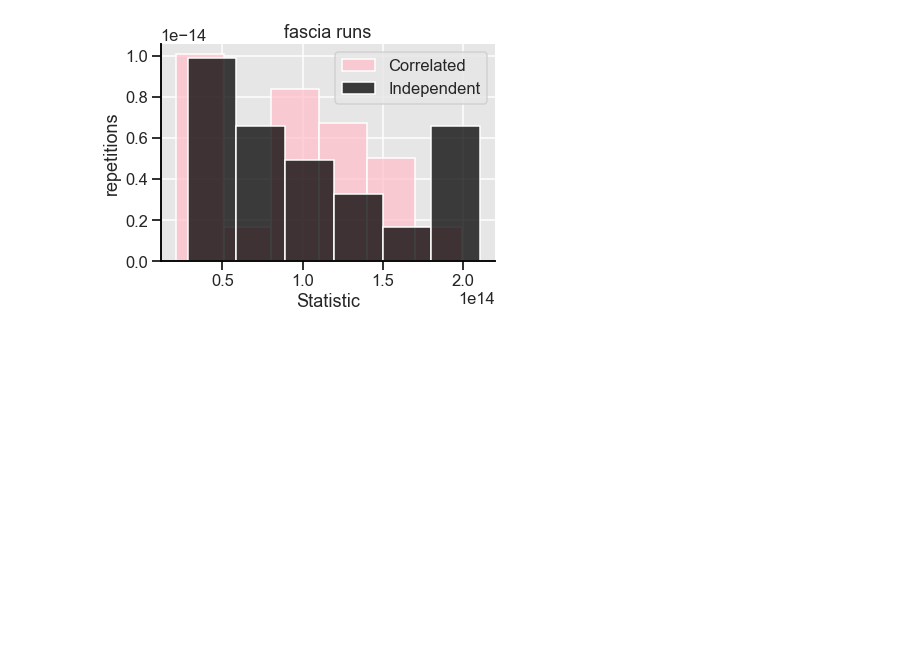
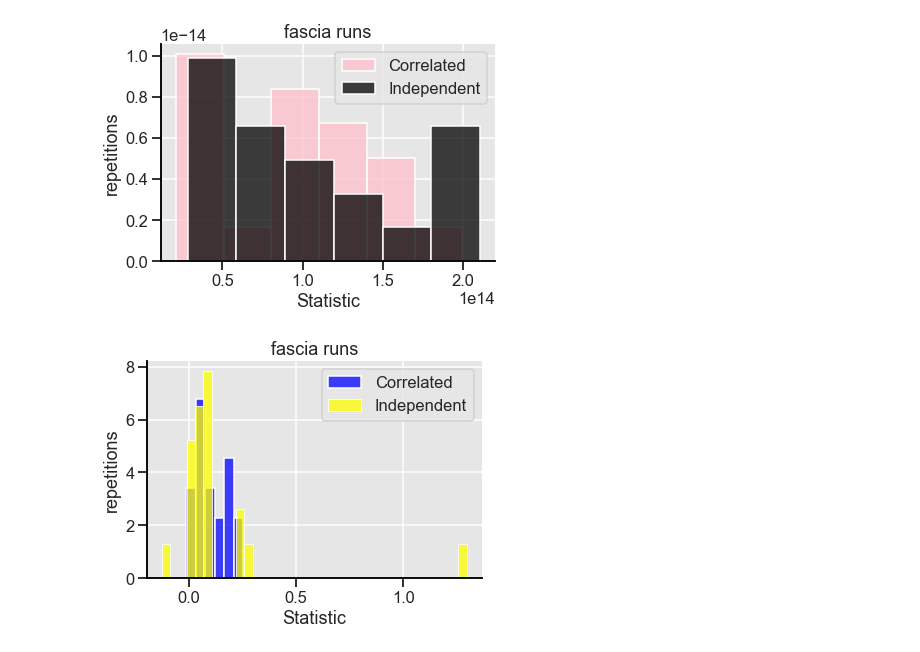
Before and after one commit to louishu17/tree_color_coding_task, a Jupyter notebook: Jupyter Vizualizations/fascia_viz.ipynb, the cells around one changed output. Cells and saved outputs as stored; diff of their text form; code cells hidden in the pictures; blank space fills up the shorter version.

Commit message:
graphs and such

```diff
--- a/Jupyter Vizualizations/fascia_viz.ipynb
+++ b/Jupyter Vizualizations/fascia_viz.ipynb
@@ -199,3 +199,17 @@ sns.set_context("talk")
 sns.despine(right = True, top=True)
 # %% [output]
 [figure]
+# %%
+# K=7 p = 0.001
+curve = True
+list1 = [1.726106e-01, 2.072179e-01, 4.756412e-02, 3.832030e-02, 2.291947e-01, 7.429965e-02, 1.468481e-02, 6.720422e-02, 7.850302e-02, 1.535634e-01, 1.063142e-01, 9.241649e-02, 2.543882e-01, 1.712692e-01, 1.851665e-01, 1.420373e-01, 1.524565e-03, -1.052138e-02, 7.308383e-02, 4.968706e-02]
+list2 = [2.517065e-01, -1.227421e-01, 4.998495e-03, 4.832442e-02, 6.235839e-02, 1.613698e-03, 4.688896e-02, 1.295232e+00, 2.686606e-01, 2.522114e-01, 8.993725e-02, 9.134226e-02, 9.661805e-02, 1.795717e-02, 7.615350e-02, -6.285020e-03, 6.415976e-02, 5.102264e-02, 7.779139e-02, 8.644796e-02]
+
+sns.histplot(list1, color='blue', label='Correlated', stat = "density")
+sns.histplot(list2, color='yellow', label="Independent", stat = "density").set(xlabel = 'Statistic', ylabel = 'repetitions', title = 'fascia runs')
+plt.legend()
+sns.set_style("darkgrid", {'ytick.left' : True, 'xtick.bottom': True, 'axes.spines.left': True, 'grid.color': '1', 'axes.edgecolor': '0', 'axes.spines.right': False, "axes.facecolor": ".9"})
+sns.set_context("talk")
+sns.despine(right = True, top=True)
+# %% [output]
+[figure, added]
```
Also changed, not shown: parts of 2 cells of this notebook.
